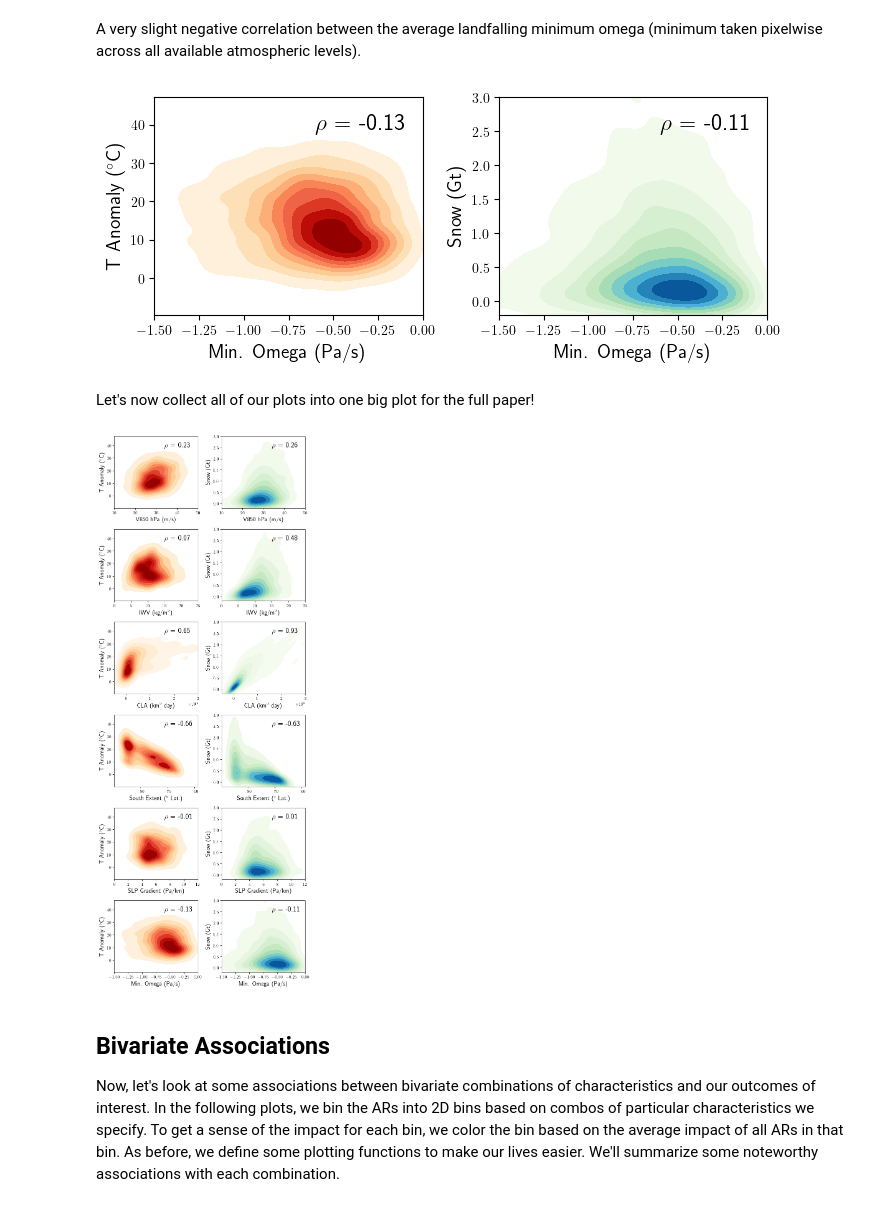
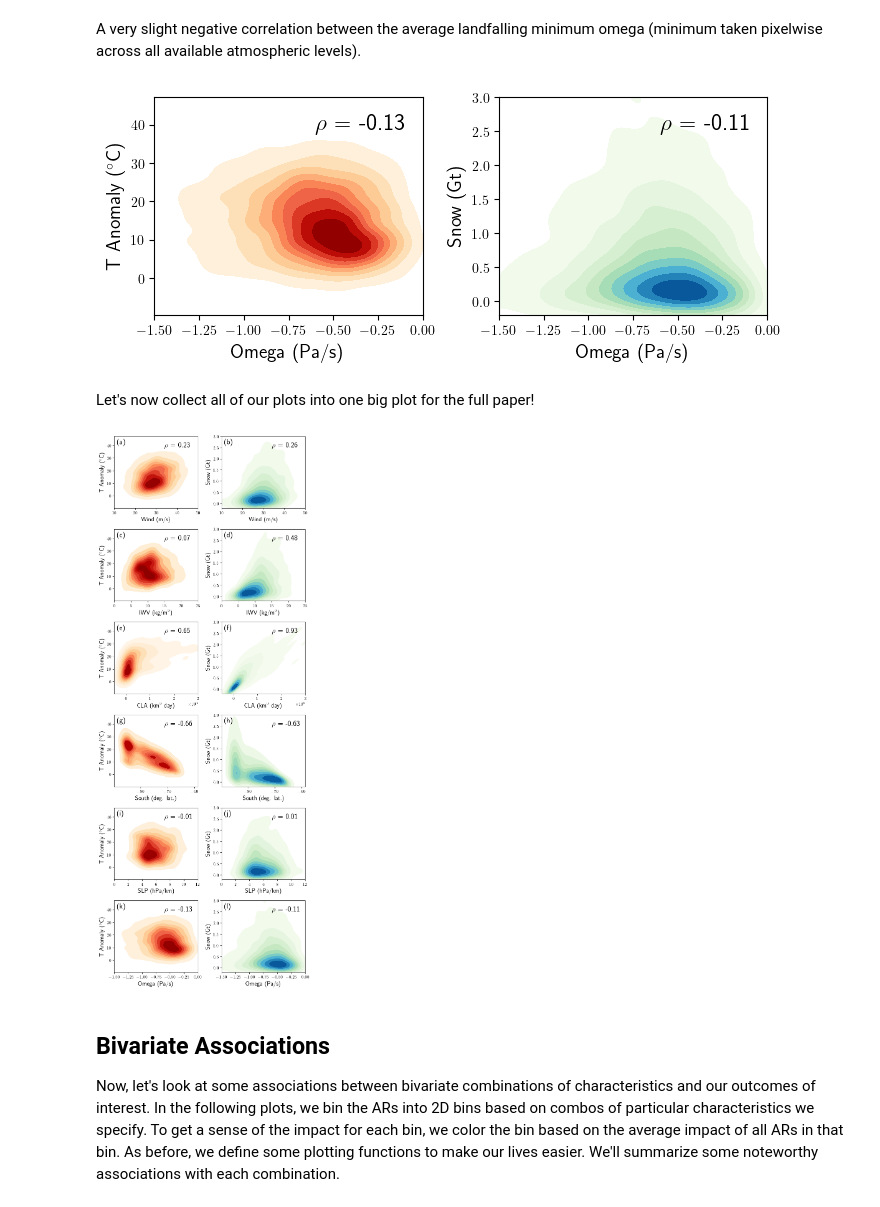
Before and after one commit to jbbutler/extreme_antarctic_ARs, a Jupyter notebook: notebooks/lower_order_results.ipynb, the cells around one changed output. Drawn from its saved outputs; the diff is of its cells as text; code cells hidden in the pictures.

```diff
--- a/notebooks/lower_order_results.ipynb
+++ b/notebooks/lower_order_results.ipynb
@@ -54,6 +54,8 @@ catalog.shape
 
 We first establish the variability of our characteristic and impact variables across ARs.
 # %%
+import string
+
 # pick the variables to plot (numeric columns by default; or pass your own list)
 variables = ['max_ocean_SLP_gradient',
              'max_south_extent',
@@ -68,10 +70,16 @@ n = len(variables)
 ncols = 2
 nrows = int(np.ceil(n / ncols))
 
+TITLE_SIZE = 18
+LABEL_SIZE = 15
+TICK_SIZE = 13
+LETTER_SIZE = 18
+LEGEND_SIZE = 13
+
 fig, axes = plt.subplots(nrows, ncols, figsize=(5 * ncols, 4 * nrows))
 axes = np.atleast_1d(axes).flatten()
 
-for ax, var in zip(axes, variables):
+for i, (ax, var) in enumerate(zip(axes, variables)):
     data = catalog[var].dropna()
     mu = data.mean()
     sigma = data.std()
@@ -83,14 +91,15 @@ for ax, var in zip(axes, variables):
     ax.axvline(mu, color='black', linewidth=1.5,
                label=f'mean = {mu:.2f}')
 
-    ax.set_title(ABBV_DICT[var])
-    ax.set_xlabel(UNITS_DICT[var])
-    ax.set_ylabel('Count')
-    ax.legend(fontsize=9)
+    ax.set_title(ABBV_DICT[var], fontsize=TITLE_SIZE)
 
-# hide any leftover empty axes
-for ax in axes[n:]:
-    ax.axis('off')
+    # add panel letters
+    letter = chr(97 + i)
+    ax.set_title(f'({letter})', loc='left', fontsize=LETTER_SIZE, fontweight='bold')
+    ax.set_xlabel(UNITS_DICT[var], fontsize=LABEL_SIZE)
+    ax.set_ylabel('Count', fontsize=LABEL_SIZE)
+    ax.tick_params(axis='both', which='major', labelsize=TICK_SIZE)
+    ax.legend(fontsize=LEGEND_SIZE)
 
 plt.tight_layout()
 
@@ -119,7 +128,7 @@ def plot_impact_pair_on_axes(x_col, ax1, ax2, catalog, impact1='max_T2M_anomaly_
     '''
     # fetch formatting from dictionary, fallback to column name if not found
     config = feature_config.get(x_col, {'label': x_col, 'xlim': None})
-    x_label = config['label']
+    x_label = f'{ABBV_DICT[x_col]} ({UNITS_DICT[x_col]})'
     x_limit = config['xlim']
 
     # plot relationship with temperature anomaly
@@ -207,22 +216,34 @@ plot_impact_pair_on_axes('avg_landfalling_minomega', ax1=axs[0], ax2=axs[1], cat
 plt.tight_layout()
 plt.show()
 # %% [output]
-[figure, old version]
+[figure, new version]
 # %% [markdown]
 Let's now collect all of our plots into one big plot for the full paper!
 # %%
 features = list(feature_config.keys())
 
 fig, axs = plt.subplots(nrows=6, ncols=2, figsize=(7, 18))
 
 for i, feature in enumerate(features):
     plot_impact_pair_on_axes(feature, ax1=axs[i, 0], ax2=axs[i, 1], catalog=subcat)
+    left_letter = chr(97+(2*i))
+    right_letter = chr(97+(2*i)+1)
+    # Add the letters to the top left of each axis
+    axs[i, 0].text(0.03, 0.97, f'({left_letter})',
+                   transform=axs[i, 0].transAxes,
+                   fontsize=17, fontweight='bold',
+                   va='top', ha='left')
+
+    axs[i, 1].text(0.03, 0.97, f'({right_letter})',
+                   transform=axs[i, 1].transAxes,
+                   fontsize=17, fontweight='bold',
+                   va='top', ha='left')
 
 plt.tight_layout()
 plt.savefig('../outputs/plots/univariate_associations_all.png', dpi=300)
 plt.show()
 # %% [output]
-[figure, old version]
+[figure, new version]
 # %% [markdown]
 ## Bivariate Associations
 
```
Also changed, not shown: parts of 8 cells of this notebook.
